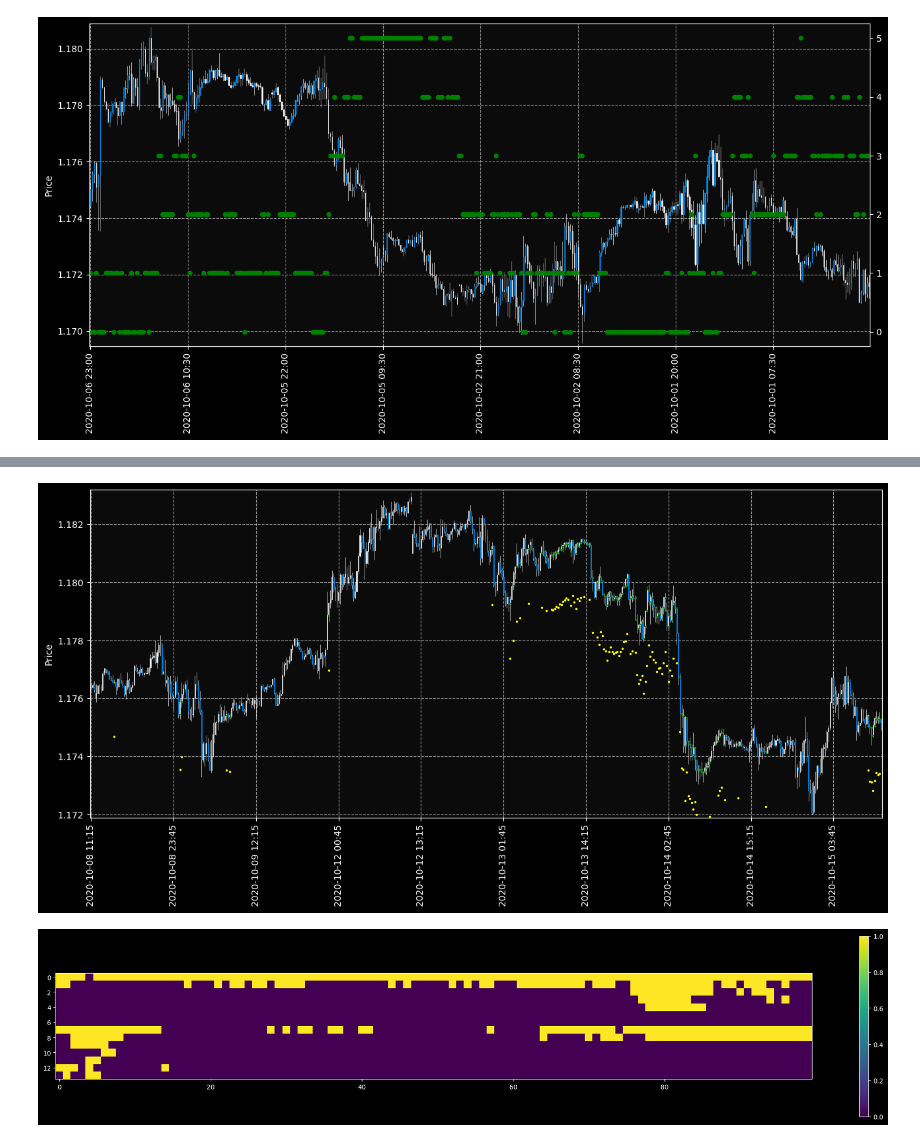
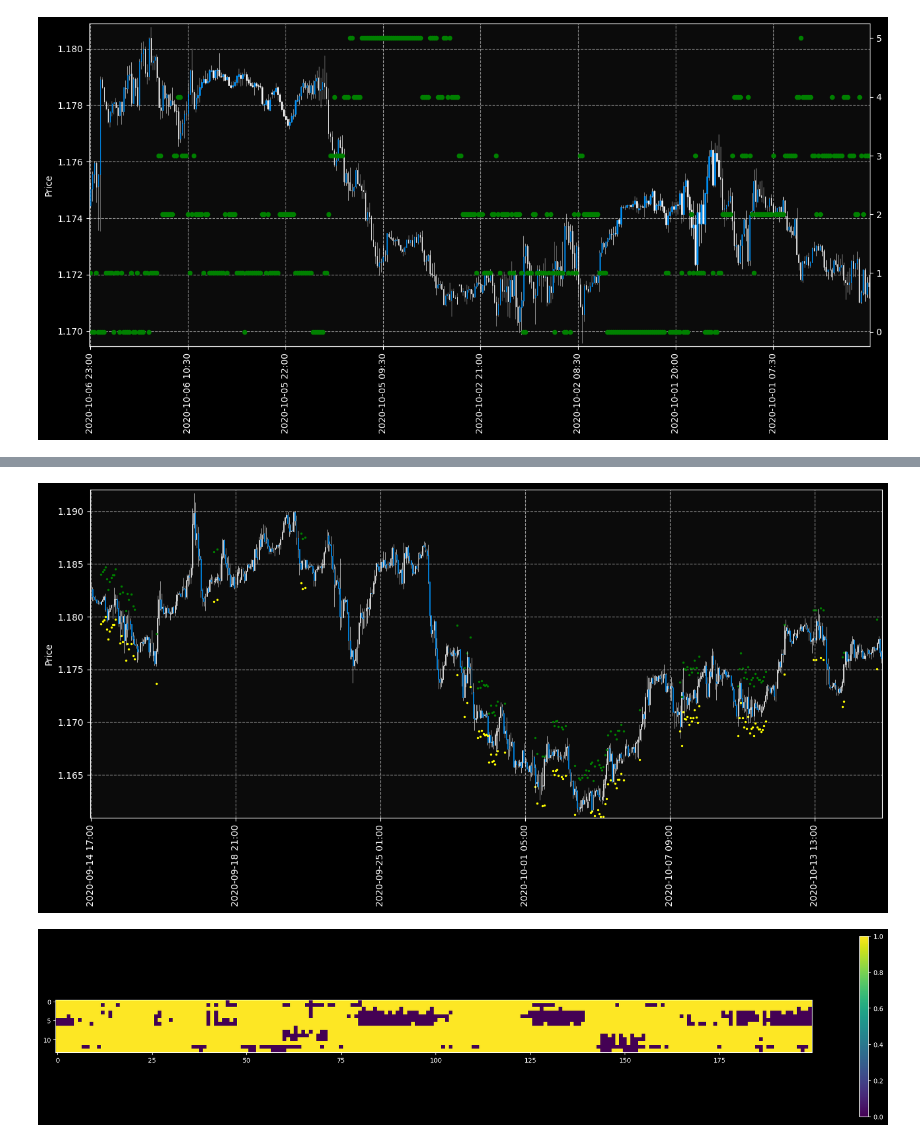
Before and after one commit to kelvin200/quantsmono, a Jupyter notebook: Python/etfc/etfc.ipynb, the cells around one changed output, grey strips where cells are left out. Saved outputs shown, nothing was run; the diff lists cells and outputs as text; code cells hidden in the pictures.

Commit message:
Having some hope by changing to H1 120 labels

```diff
--- a/Python/etfc/etfc.ipynb
+++ b/Python/etfc/etfc.ipynb
@@ -186,15 +191,17 @@ DONE
 # %%
 # LOAD RAW DATA FROM FILE
 
-DAY_HISTORY_TO_PROCESS = 20
+DAY_HISTORY_TO_PROCESS = 100
 
 F_SINGLE_MEDIUM = True
 F_VOLUME = True
-F_REPEAT = 0
+F_REPEAT = 1
 F_TIME = False
-F_LABEL_TIMEFRAME = 'M15'
-F_LABEL_PERIOD = 48
+F_LABEL_TIMEFRAME = 'H1'
+F_LABEL_PERIOD = 120
 F_LABEL_TIMEFRAME_SECONDS = 900
+
+TF_ARRAY = np.array(['H1', 'H4', 'D1', 'M15', 'M5'])
 
 RAW_DATA_SIZE_M5 = DAY_HISTORY_TO_PROCESS * 288 + IMAGE_LENGTH_M5 + (10 if F_LABEL_TIMEFRAME != 'M5' else 0)
 RAW_DATA_SIZE_M15 = DAY_HISTORY_TO_PROCESS * 96 + IMAGE_LENGTH_M15 + (10 if F_LABEL_TIMEFRAME != 'M15' else 0)
@@ -209,3 +216,8 @@ raw_data_m15 = dict_data['m15'][-RAW_DATA_SIZE_M15:]
 raw_data_h1 = dict_data['h1'][-RAW_DATA_SIZE_H1:]
 raw_data_h4 = dict_data['h4'][-RAW_DATA_SIZE_H4:]
 raw_data_d1 = dict_data['d1'][-RAW_DATA_SIZE_D1:]
+# %%
+
+TF_ARRAY = np.array(['H1', 'H4', 'D1', 'M15', 'M5'])
+print(TF_ARRAY[TF_ARRAY != F_LABEL_TIMEFRAME])
+print(TF_ARRAY != F_LABEL_TIMEFRAME)
@@ -590,6 +571,29 @@ plt.show()
 # %%
 
-MODELS_FOLDER='models/s_121x151/'
+_mof = []
+
+if F_SINGLE_MEDIUM:
+    _mof.append('m')
+else:
+    _mof.append('s')
+
+_mof.append(str(DAY_HISTORY_TO_PROCESS))
+
+if F_VOLUME:
+    _mof.append('v1')
+else:
+    _mof.append('v0')
+
+_mof.append('r' + str(F_REPEAT))
+
+if F_TIME:
+    _mof.append('t1')
+else:
+    _mof.append('t0')
+
+MODELS_FOLDER='models/' + '_'.join(_mof) + '-' + F_LABEL_TIMEFRAME + '_' + str(F_LABEL_PERIOD) + '/'
+
+# MODELS_FOLDER='models/xs_121x151/'
 
 for i in range(0,14):
     model = tf.keras.Sequential([
@@ -713,16 +717,18 @@ def _return(d: pd.Series):
 
 
 pred_buy = predictions[7]+predictions[8]+predictions[9]+predictions[10]+predictions[11]+predictions[12]+predictions[13]
+# pred_buy = predictions[12]
 pred_sell = (predictions[0]+predictions[1]+predictions[2]+predictions[3]+predictions[4]+predictions[5]+predictions[6])
 
+# lb_p_buy = test_labels[12]
 lb_p_buy = test_labels[7]+test_labels[8]+test_labels[9]+test_labels[10]+test_labels[11]+test_labels[12]+test_labels[13]
 lb_p_sell = (test_labels[0]+test_labels[1]+test_labels[2]+test_labels[3]+test_labels[4]+test_labels[5]+test_labels[6])
 
 p_buy = pred_buy.astype(float)
 p_sell = pred_sell.astype(float)
 
-THRESOLD_DIFF = 0
-TARGET = 0
+THRESOLD_DIFF = 2
+TARGET = 3
 
 buy = (TARGET * LABEL_BASE_RATE + 1) * test_raw[1]
 sell = (-2 * LABEL_BASE_RATE + 1) * test_raw[1]
@@ -734,8 +740,9 @@ diff_buy = pred_buy - lb_p_buy
 diff_buy[diff_buy < 0] = 0
 diff_sell = pred_sell - lb_p_sell
 
+# buy_condition = pred_buy == 1
+# buy_condition = (pred_buy > pred_sell + THRESOLD_DIFF) & (pred_buy >= TARGET)
 buy_condition = (pred_buy > pred_sell + THRESOLD_DIFF) & (pred_buy >= TARGET)
-# buy_condition = (pred_buy > pred_sell + THRESOLD_DIFF) & (pred_buy >= TARGET)
 
 # Buy:
 # p_buy > p_sell + THRESOLD_DIFF
@@ -784,14 +791,14 @@ axes[0].locator_params(nbins=10, axis='x')
 axes[1].set_ylim((-8,8))
 plt.show()
 # %% [output]
-[figure, old version]
+[figure, new version]
 # %%
 plt.figure(figsize=(26, 5))
-plt.imshow(predictions[:,:100])
+plt.imshow(predictions[:,:200])
 plt.colorbar()
 plt.grid(False)
 plt.show()
 # %% [output]
-[figure, old version]
+[figure, new version]
 # %%
 plt.figure(figsize=(26, 5))
```
Also changed, not shown: parts of 9 cells of this notebook.
